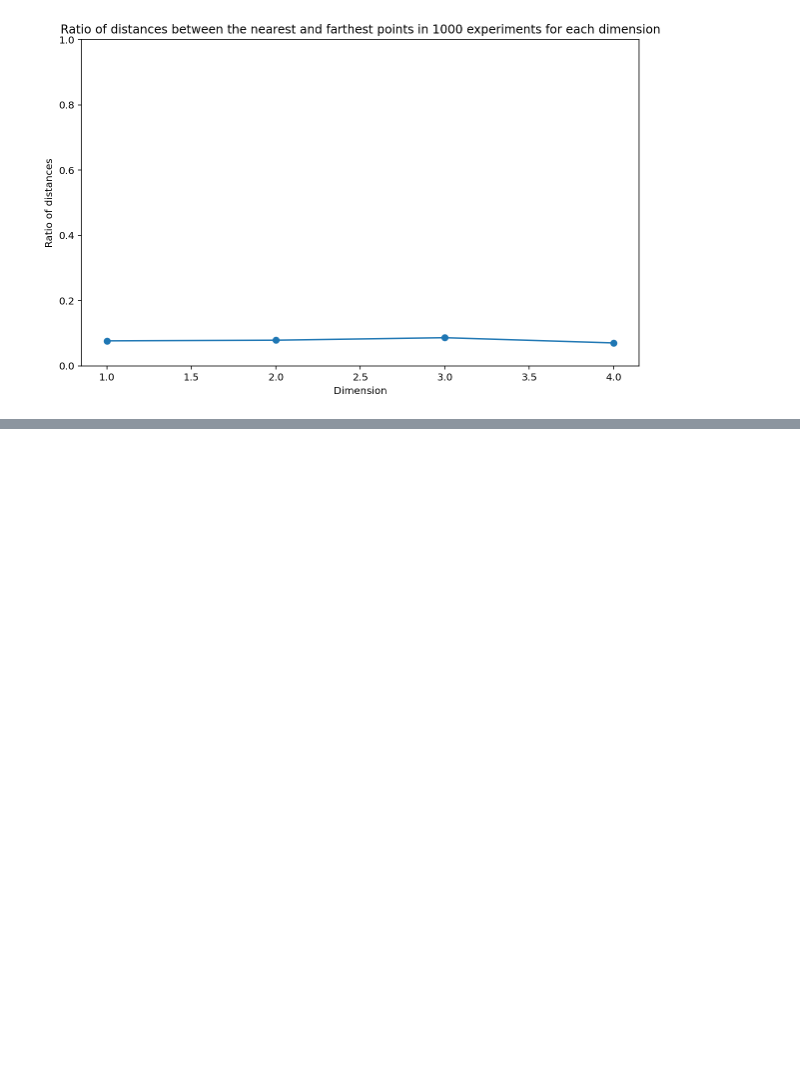
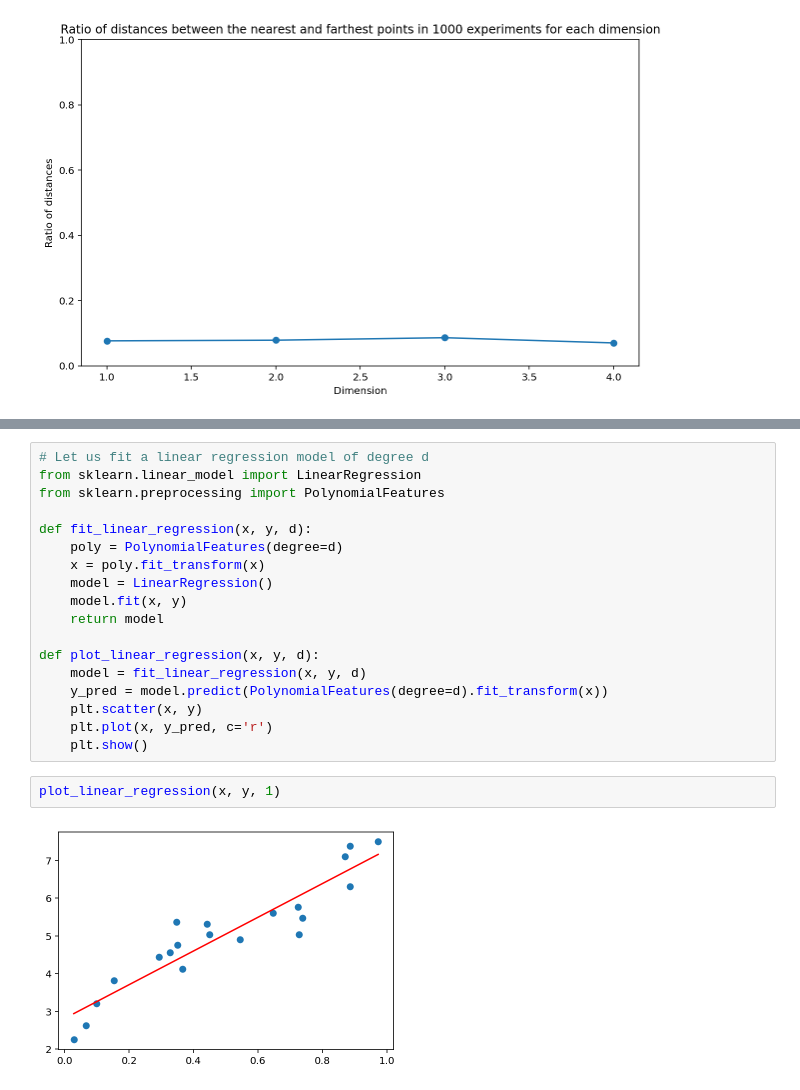
Before and after one commit to nipunbatra/ml2023, a Jupyter notebook: notebooks/posts/curse-dimensionality.ipynb, the cells around one changed output, grey strips where cells are left out. Cells and saved outputs as stored; diff of their text form; blank space fills up the shorter version.

```diff
--- a/notebooks/posts/curse-dimensionality.ipynb
+++ b/notebooks/posts/curse-dimensionality.ipynb
@@ -165,0 +180,22 @@ plt.ylim(0, 1)
+# %%
+# Let us fit a linear regression model of degree d
+from sklearn.linear_model import LinearRegression
+from sklearn.preprocessing import PolynomialFeatures
+
+def fit_linear_regression(x, y, d):
+    poly = PolynomialFeatures(degree=d)
+    x = poly.fit_transform(x)
+    model = LinearRegression()
+    model.fit(x, y)
+    return model
+
+def plot_linear_regression(x, y, d):
+    model = fit_linear_regression(x, y, d)
+    y_pred = model.predict(PolynomialFeatures(degree=d).fit_transform(x))
+    plt.scatter(x, y)
+    plt.plot(x, y_pred, c='r')
+    plt.show()
+# %%
+plot_linear_regression(x, y, 1)
+# %% [output]
+[figure, added]
```
Also changed, not shown: parts of 6 cells of this notebook.
